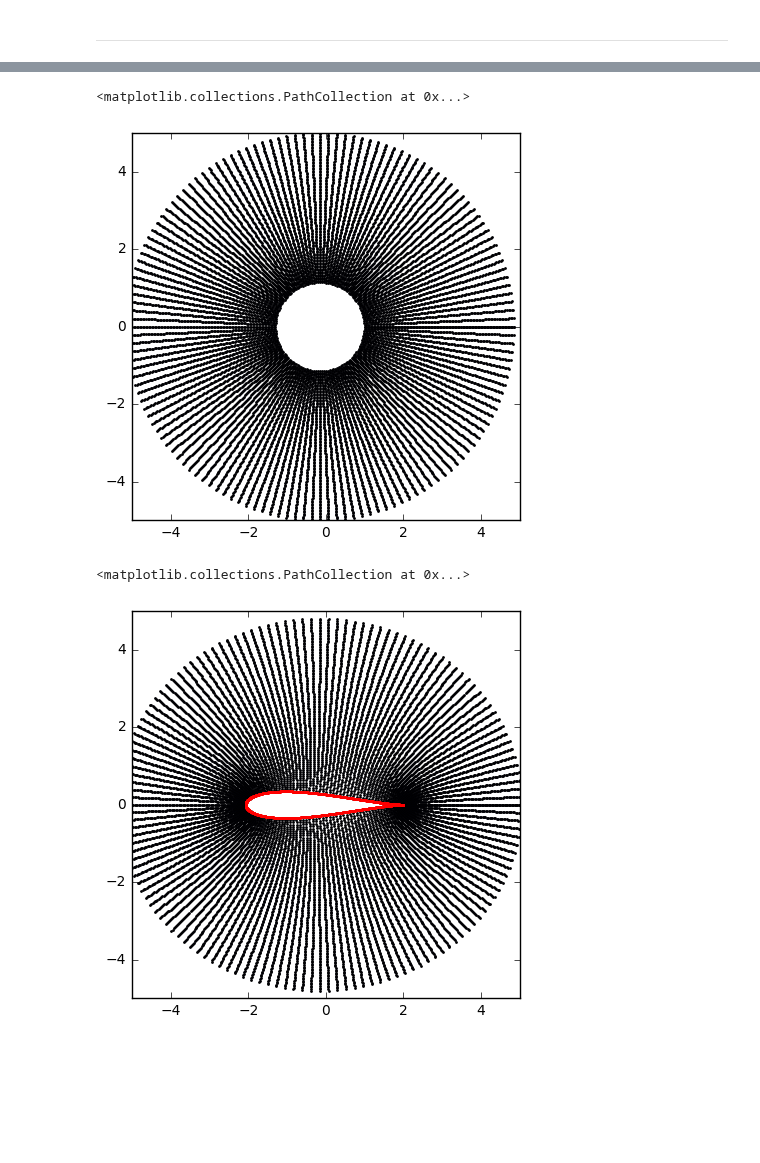
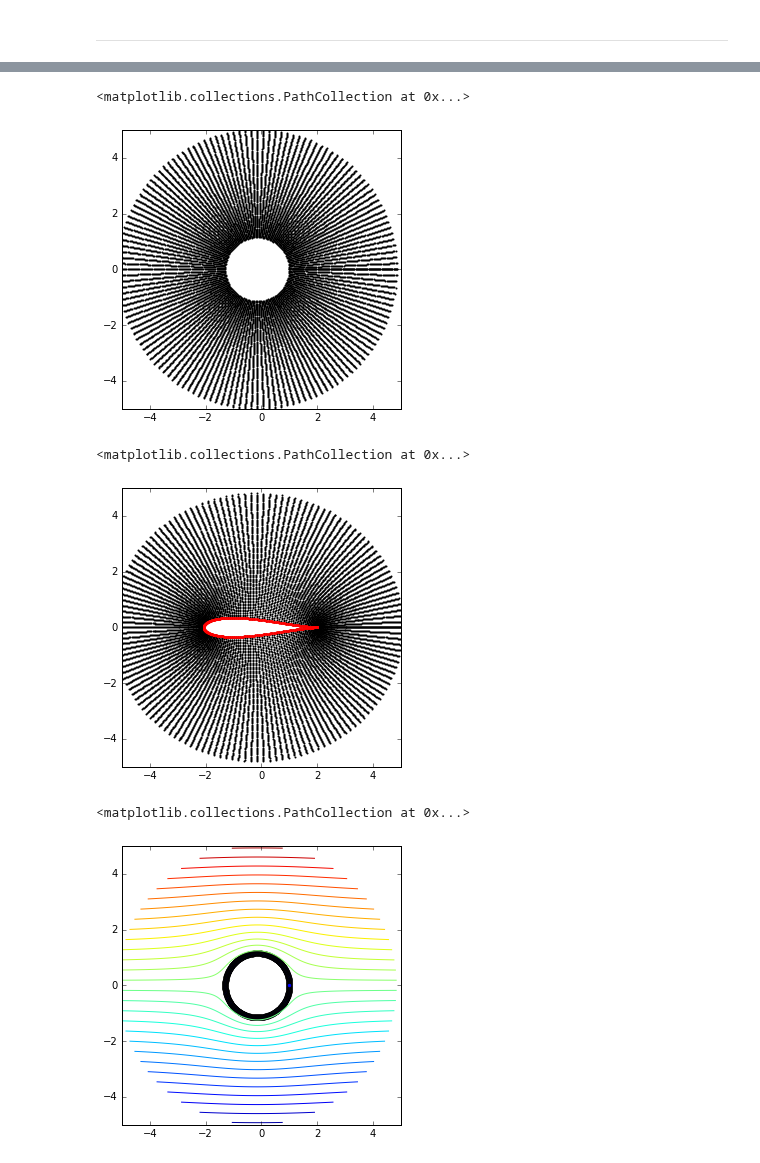
Before and after one commit to iamisrapel/MAE6226, a Jupyter notebook: 06_assignment.ipynb, the cells around one changed output, grey strips where cells are left out. Saved outputs shown, nothing was run; the diff lists cells and outputs as text; code cells hidden in the pictures; blank space fills up the shorter version.

Commit message:
finally plotted the fig using contour

```diff
--- a/06_assignment.ipynb
+++ b/06_assignment.ipynb
@@ -102,7 +101,7 @@ pyplot.scatter(z_3trans.real,z_3trans.imag)
 #the one that is going to use in the following assignment, R = 1.15, centered at (-0.15,0)
 
 
-x_center, ycenter = -0.15, 0
+x_center, y_center = -0.15, 0
 R_4 = 1.15
 x_4 = x_center + R_4*numpy.cos(theta)
 y_4 = y_center + R_4*numpy.sin(theta)
@@ -127,31 +126,31 @@ R,THETA = numpy.meshgrid(r,theta_4)
 # %%
 #calculate the meshgrid points' location on the z plane
 
-xx = x_center + R*numpy.cos(THETA)
-yy = y_center + R*numpy.sin(THETA)
+X = x_center + R*numpy.cos(THETA)
+Y = y_center + R*numpy.sin(THETA)
 # %%
 #plot to check the result
 
 pyplot.figure(figsize = (5,5))
 pyplot.xlim(-5,5)
 pyplot.ylim(-5,5)
-pyplot.scatter(xx,yy,s=1)
+pyplot.scatter(X,Y,s=1)
 # %% [output]
 <matplotlib.collections.PathCollection at 0x...>
-[figure, old version]
+[figure, new version]
 # %%
 #transform the meshgrid points to xi plane
 
-zz = xx+1j*yy
-zz_trans=j_trans(zz,c)
+Z = X+1j*Y
+Z_trans=j_trans(Z,c)
 # %%
 #plot to check the result
 
 pyplot.figure(figsize = (5,5))
 pyplot.xlim(-5,5)
 pyplot.ylim(-5,5)
-pyplot.scatter(zz_trans.real,zz_trans.imag,s=1)
+pyplot.scatter(Z_trans.real,Z_trans.imag,s=1)
 pyplot.scatter(z_4trans.real,z_4trans.imag,color = 'r',s=1)
 # %% [output]
 <matplotlib.collections.PathCollection at 0x...>
-[figure, old version]
+[figure, new version]
@@ -171,0 +177,9 @@ v_freestream = 0.
+# %%
+pyplot.figure(figsize=(5,5))
+pyplot.xlim(-5,5)
+pyplot.ylim(-5,5)
+pyplot.contour(X,Y,psi,levels = numpy.linspace(-5,5,30))
+pyplot.scatter(x_4,y_4)
+# %% [output]
+<matplotlib.collections.PathCollection at 0x...>
+[figure, added]
```
Also changed, not shown: parts of 15 cells of this notebook.
